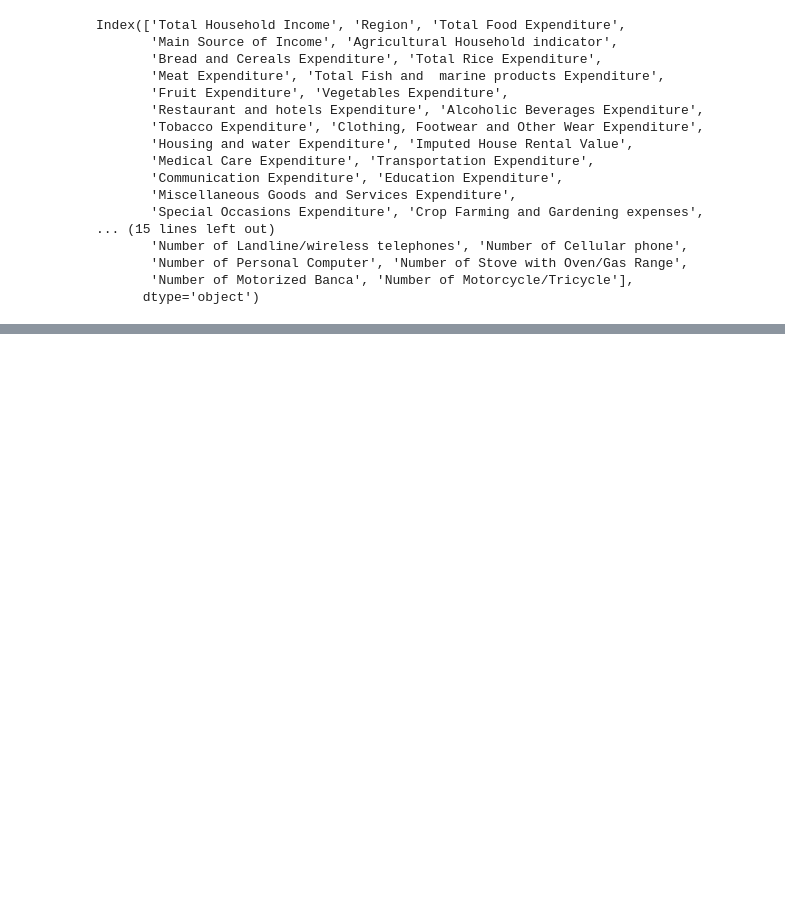
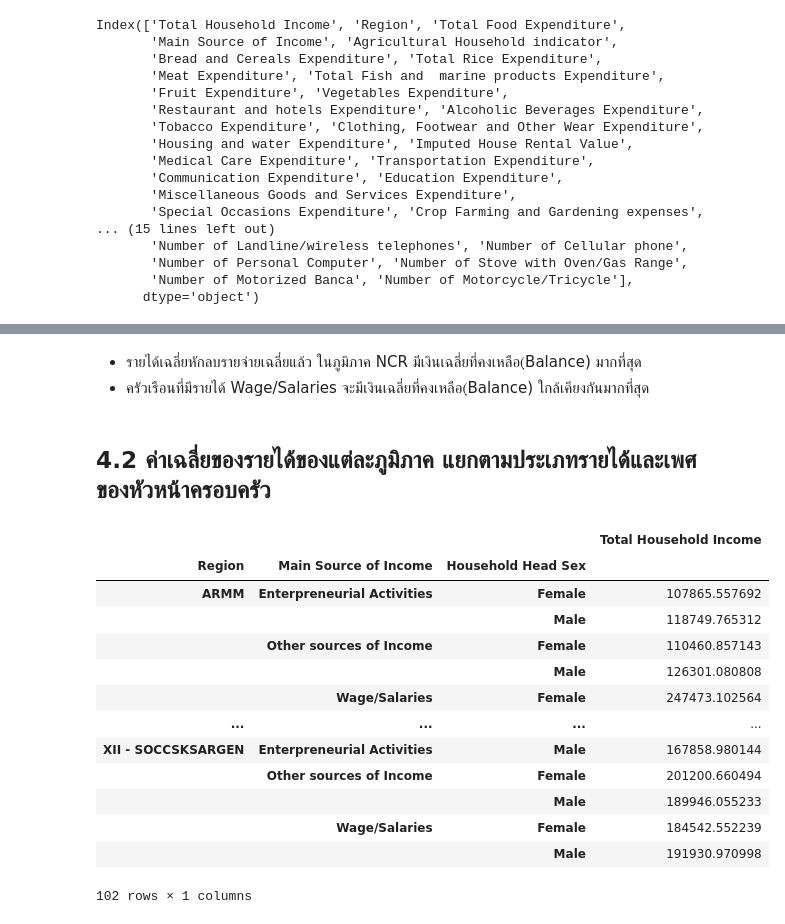
Before and after one commit to kollawachhh/Family-Income-and-Expenditure, a Jupyter notebook: FilipinoFamilyIncomeExpenditure.ipynb, the cells around one changed output, grey strips where cells are left out. Drawn from its saved outputs; the diff is of its cells as text; code cells hidden in the pictures; blank space fills up the shorter version.

```diff
--- a/FilipinoFamilyIncomeExpenditure.ipynb
+++ b/FilipinoFamilyIncomeExpenditure.ipynb
@@ -291,0 +235,24 @@ sns.relplot(data=longFieExpen.reset_index(), x='Region',y='value', hue='Expendit
+# %% [markdown]
+- รายได้เฉลี่ยหักลบรายจ่ายเฉลี่ยแล้ว ในภูมิภาค NCR มีเงินเฉลี่ยที่คงเหลือ(ฺBalance) มากที่สุด
+- ครัวเรือนที่มีรายได้ Wage/Salaries จะมีเงินเฉลี่ยที่คงเหลือ(ฺBalance) ใกล้เคียงกันมากที่สุด
+# %% [markdown]
+## 4.2 ค่าเฉลี่ยของรายได้ของแต่ละภูมิภาค แยกตามประเภทรายได้และเพศของหัวหน้าครอบครัว
+# %%
+mean_income_region = fie.groupby(['Region','Main Source of Income','Household Head Sex']).mean()
+mean_income_region = mean_income_region.loc[:,['Total Household Income']]
+mean_income_region
+# %% [output]
+|  |  |  | Total Household Income |
+| Region | Main Source of Income | Household Head Sex |  |
+| ARMM | Enterpreneurial Activities | Female | 107865.557692 |
+|  |  | Male | 118749.765312 |
+|  | Other sources of Income | Female | 110460.857143 |
+|  |  | Male | 126301.080808 |
+|  | Wage/Salaries | Female | 247473.102564 |
+| ... | ... | ... | ... |
+| XII - SOCCSKSARGEN | Enterpreneurial Activities | Male | 167858.980144 |
+|  | Other sources of Income | Female | 201200.660494 |
+|  |  | Male | 189946.055233 |
+|  | Wage/Salaries | Female | 184542.552239 |
+|  |  | Male | 191930.970998 |
+102 rows × 1 columns
```
Also changed, not shown: parts of 44 cells of this notebook.
